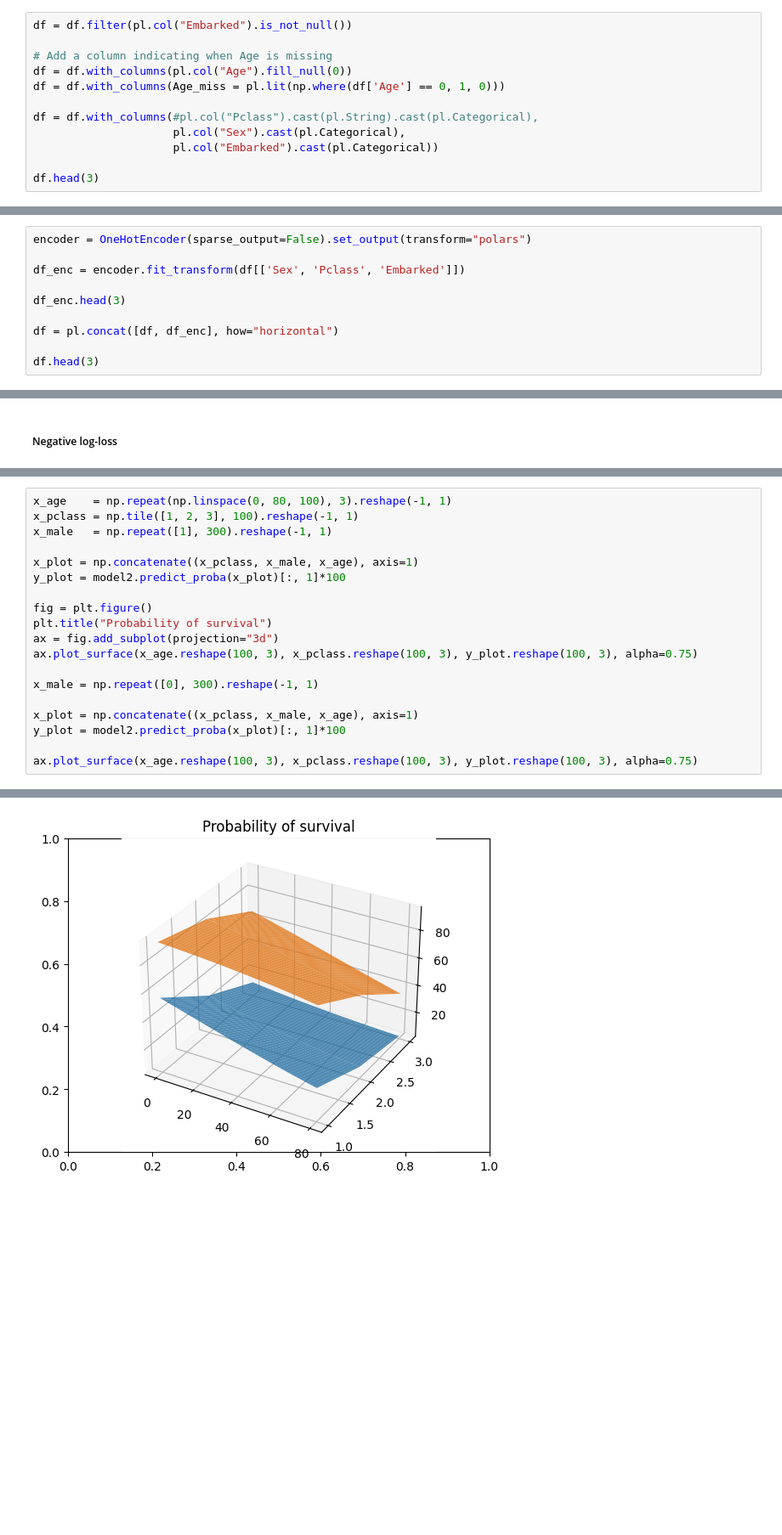
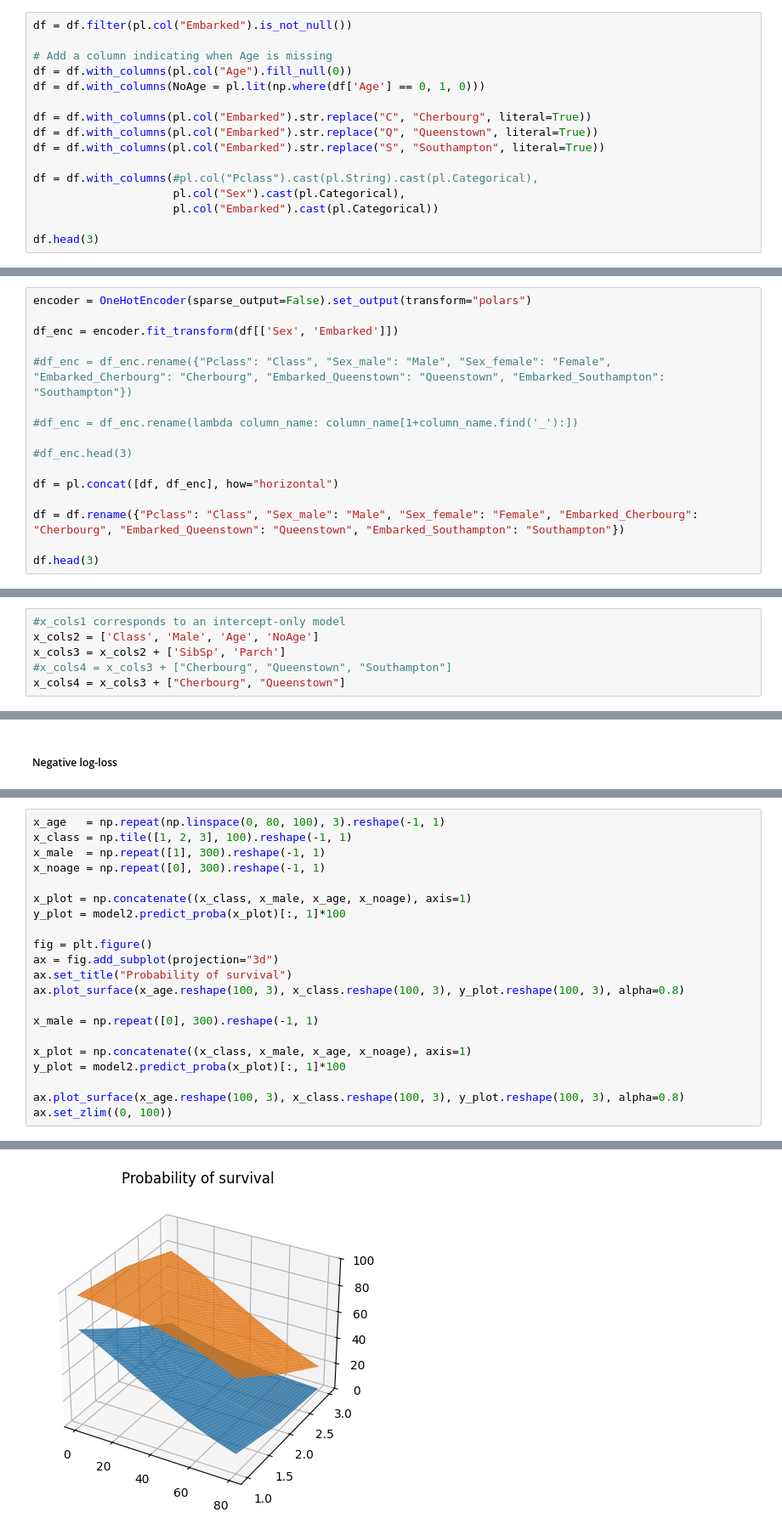
Before and after one commit to madskoefoed/Titanic, a Jupyter notebook: titanic.ipynb, the cells around one changed output, grey strips where cells are left out. Shown at 85% size. Cells and saved outputs as stored; diff of their text form; blank space fills up the shorter version.

Commit message:
Change model setups and add odds ratio plot

```diff
--- a/titanic.ipynb
+++ b/titanic.ipynb
@@ -74,7 +77,11 @@ df = df.filter(pl.col("Embarked").is_not_null())
 
 # Add a column indicating when Age is missing
 df = df.with_columns(pl.col("Age").fill_null(0))
-df = df.with_columns(Age_miss = pl.lit(np.where(df['Age'] == 0, 1, 0)))
+df = df.with_columns(NoAge = pl.lit(np.where(df['Age'] == 0, 1, 0)))
+
+df = df.with_columns(pl.col("Embarked").str.replace("C", "Cherbourg", literal=True))
+df = df.with_columns(pl.col("Embarked").str.replace("Q", "Queenstown", literal=True))
+df = df.with_columns(pl.col("Embarked").str.replace("S", "Southampton", literal=True))
 
 df = df.with_columns(#pl.col("Pclass").cast(pl.String).cast(pl.Categorical),
                      pl.col("Sex").cast(pl.Categorical),
@@ -104,11 +111,17 @@ shape: (3, 13)
 # %%
 encoder = OneHotEncoder(sparse_output=False).set_output(transform="polars")
 
-df_enc = encoder.fit_transform(df[['Sex', 'Pclass', 'Embarked']])
+df_enc = encoder.fit_transform(df[['Sex', 'Embarked']])
 
-df_enc.head(3)
+#df_enc = df_enc.rename({"Pclass": "Class", "Sex_male": "Male", "Sex_female": "Female", "Embarked_Cherbourg": "Cherbourg", "Embarked_Queenstown": "Queenstown", "Embarked_Southampton": "Southampton"})
+
+#df_enc = df_enc.rename(lambda column_name: column_name[1+column_name.find('_'):])
+
+#df_enc.head(3)
 
 df = pl.concat([df, df_enc], how="horizontal")
 
+df = df.rename({"Pclass": "Class", "Sex_male": "Male", "Sex_female": "Female", "Embarked_Cherbourg": "Cherbourg", "Embarked_Queenstown": "Queenstown", "Embarked_Southampton": "Southampton"})
+
 df.head(3)
 # %% [output]
@@ -128,3 +136,9 @@ x_cols4 = ['Pclass_' + str(j) for j in df['Pclass'].unique()] + x_cols3[1:]
+# %%
+#x_cols1 corresponds to an intercept-only model
+x_cols2 = ['Class', 'Male', 'Age', 'NoAge']
+x_cols3 = x_cols2 + ['SibSp', 'Parch']
+#x_cols4 = x_cols3 + ["Cherbourg", "Queenstown", "Southampton"]
+x_cols4 = x_cols3 + ["Cherbourg", "Queenstown"]
 # %% [markdown]
 #### Prepare variables for modeling
 # %%
@@ -243,20 +269,22 @@ plt.bar(["model " + str(i) for i in range(y_prob.shape[1])], height=vals)
 # %%
-x_age    = np.repeat(np.linspace(0, 80, 100), 3).reshape(-1, 1)
-x_pclass = np.tile([1, 2, 3], 100).reshape(-1, 1)
-x_male   = np.repeat([1], 300).reshape(-1, 1)
+x_age   = np.repeat(np.linspace(0, 80, 100), 3).reshape(-1, 1)
+x_class = np.tile([1, 2, 3], 100).reshape(-1, 1)
+x_male  = np.repeat([1], 300).reshape(-1, 1)
+x_noage = np.repeat([0], 300).reshape(-1, 1)
 
-x_plot = np.concatenate((x_pclass, x_male, x_age), axis=1)
+x_plot = np.concatenate((x_class, x_male, x_age, x_noage), axis=1)
 y_plot = model2.predict_proba(x_plot)[:, 1]*100
 
 fig = plt.figure()
-plt.title("Probability of survival")
 ax = fig.add_subplot(projection="3d")
-ax.plot_surface(x_age.reshape(100, 3), x_pclass.reshape(100, 3), y_plot.reshape(100, 3), alpha=0.75)
+ax.set_title("Probability of survival")
+ax.plot_surface(x_age.reshape(100, 3), x_class.reshape(100, 3), y_plot.reshape(100, 3), alpha=0.8)
 
 x_male = np.repeat([0], 300).reshape(-1, 1)
 
-x_plot = np.concatenate((x_pclass, x_male, x_age), axis=1)
+x_plot = np.concatenate((x_class, x_male, x_age, x_noage), axis=1)
 y_plot = model2.predict_proba(x_plot)[:, 1]*100
 
-ax.plot_surface(x_age.reshape(100, 3), x_pclass.reshape(100, 3), y_plot.reshape(100, 3), alpha=0.75)
+ax.plot_surface(x_age.reshape(100, 3), x_class.reshape(100, 3), y_plot.reshape(100, 3), alpha=0.8)
+ax.set_zlim((0, 100))
 # %% [output]
@@ -264 +292 @@ ax.plot_surface(x_age.reshape(100, 3), x_pclass.reshape(100, 3), y_plot.reshape(
-[figure, old version]
+[figure, new version]
```
Also changed, not shown: parts of 24 cells of this notebook.
